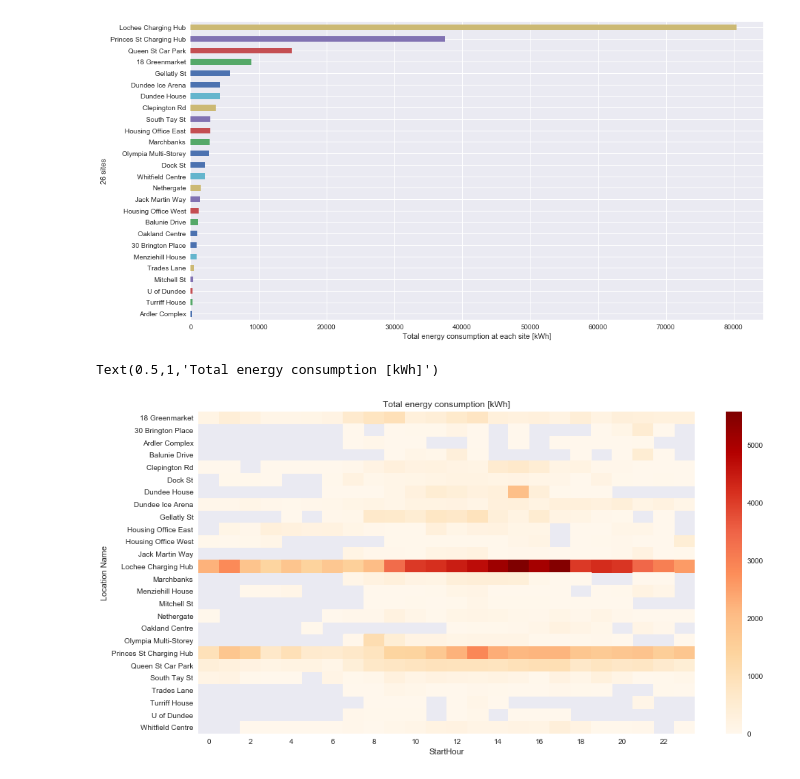
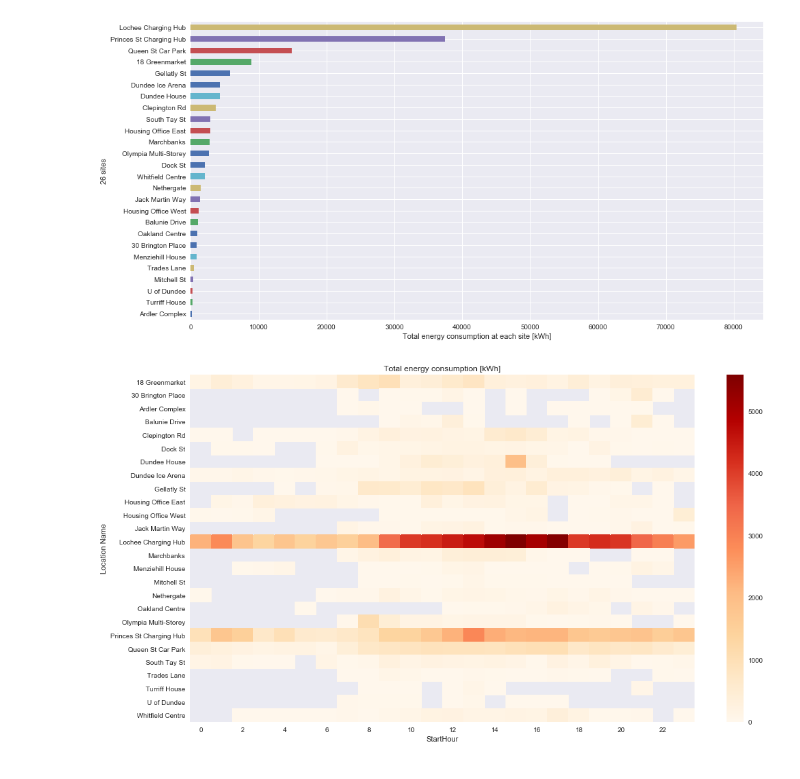
Before and after one commit to drYukiWang/ev_charge_data, a Jupyter notebook: read_data_v2.ipynb, the cells around one changed output. Saved outputs shown, nothing was run; the diff lists cells and outputs as text; code cells hidden in the pictures.

```diff
--- a/read_data_v2.ipynb
+++ b/read_data_v2.ipynb
@@ -226,22 +240,21 @@ Text(0,0.5,'26 sites')
 # %%
 # total consumption per hour
 consump = chs[chs['Total kWh'].notnull()].sort_index()
 
 pivoted_consump = consump.pivot_table(index='Location Name',
                                       columns='StartHour',
                                       values='Total kWh',
                                       aggfunc=sum)
 
 fig, ax = plt.subplots(1, 1, figsize=(15,8))
 
 ax = sns.heatmap(pivoted_consump, xticklabels=2, cmap='OrRd')
 
 ax.set_title("Total energy consumption [kWh]")
-# plt.tight_layout()
-# fig.savefig("ConsumptionHeatMap.png")
+plt.tight_layout()
+fig.savefig("consumption_heatmap.png")
 # %% [output]
-Text(0.5,1,'Total energy consumption [kWh]')
-[figure, old version]
+[figure, new version]
 # %%
 # consump['EndDateTime']-consump['StartDateTime'] -> negative values -> data need calibration
 # slow:7kW fast:22kW rapid:50kW
```
Also changed, not shown: parts of 6 cells of this notebook, 7 other files.
